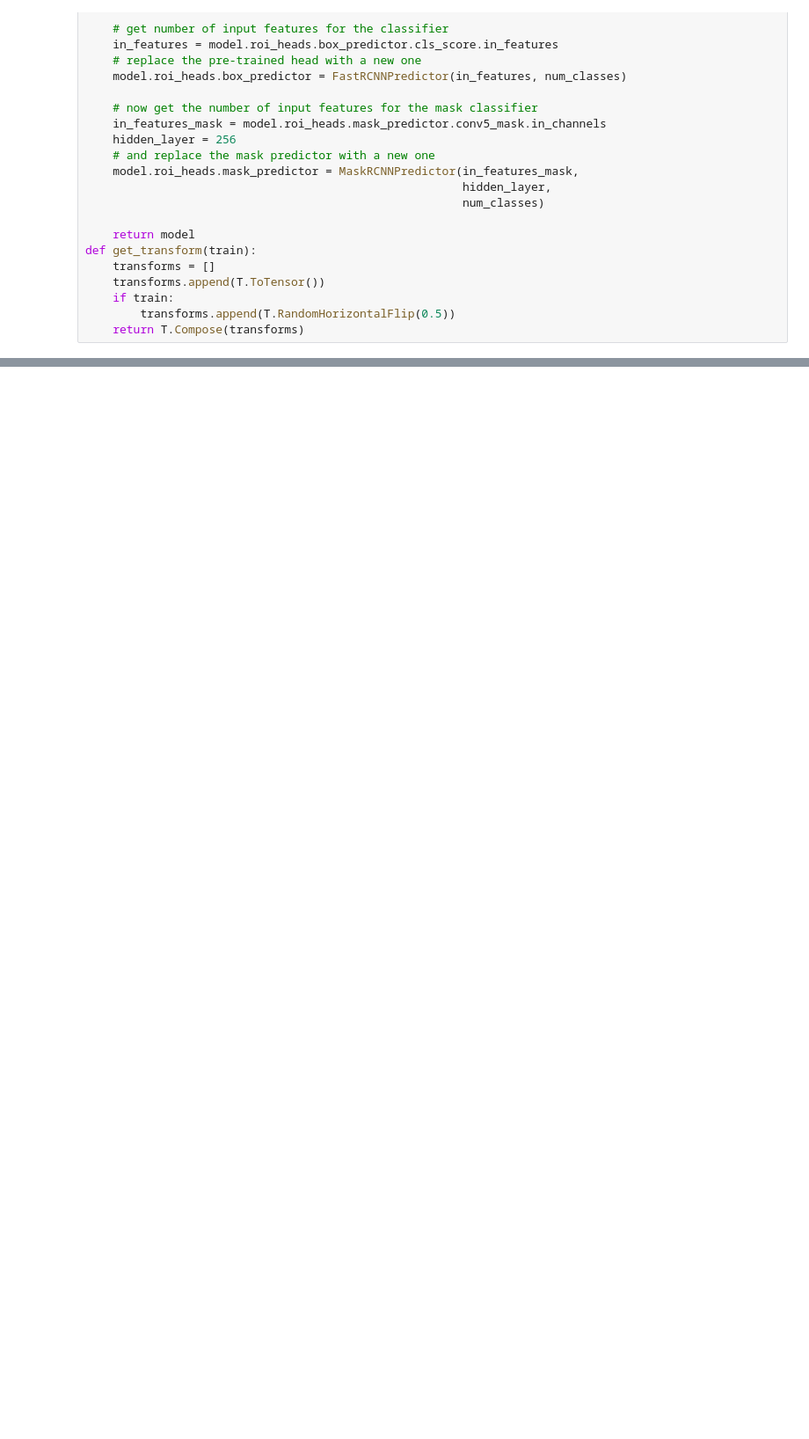
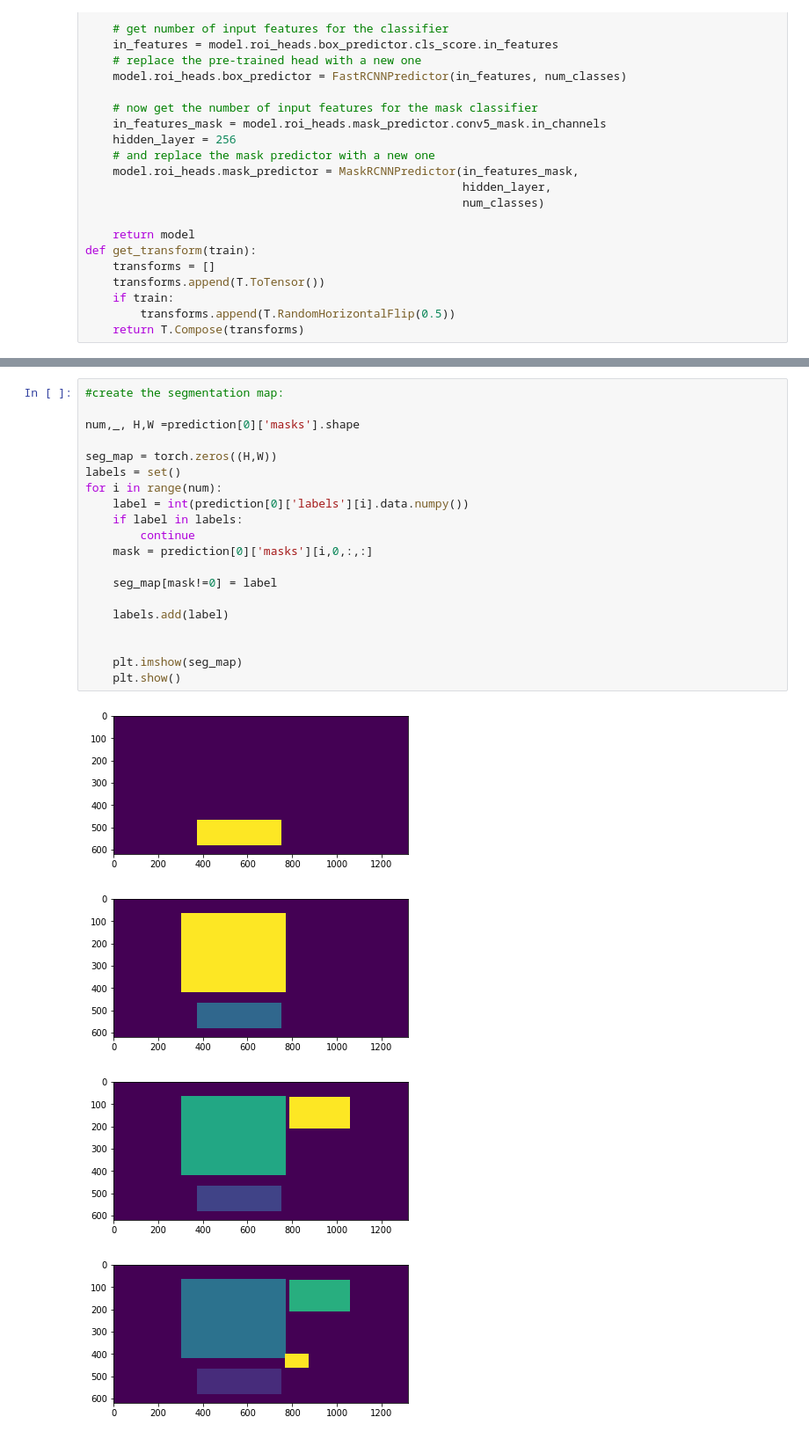
Before and after one commit to lianqiann/CubicasaProj, a Jupyter notebook: maskRCNN_lookup.ipynb, the cells around one changed output, grey strips where cells are left out. Shown: that part at 88% size. Drawn from its saved outputs; the diff is of its cells as text; blank space fills up the shorter version.

```diff
--- a/maskRCNN_lookup.ipynb
+++ b/maskRCNN_lookup.ipynb
@@ -254,0 +258,25 @@ for epoch in range(num_epochs):
+# %%
+#create the segmentation map:
+
+num,_, H,W =prediction[0]['masks'].shape
+
+seg_map = torch.zeros((H,W))
+labels = set()
+for i in range(num):
+    label = int(prediction[0]['labels'][i].data.numpy())
+    if label in labels:
+        continue
+    mask = prediction[0]['masks'][i,0,:,:]
+
+    seg_map[mask!=0] = label
+
+    labels.add(label)
+
+
+    plt.imshow(seg_map)
+    plt.show()
+# %% [output]
+[figure, added]
+[figure, added]
+[figure, added]
+[figure, added]
```
Also changed, not shown: parts of 19 cells of this notebook, 2 other files.
